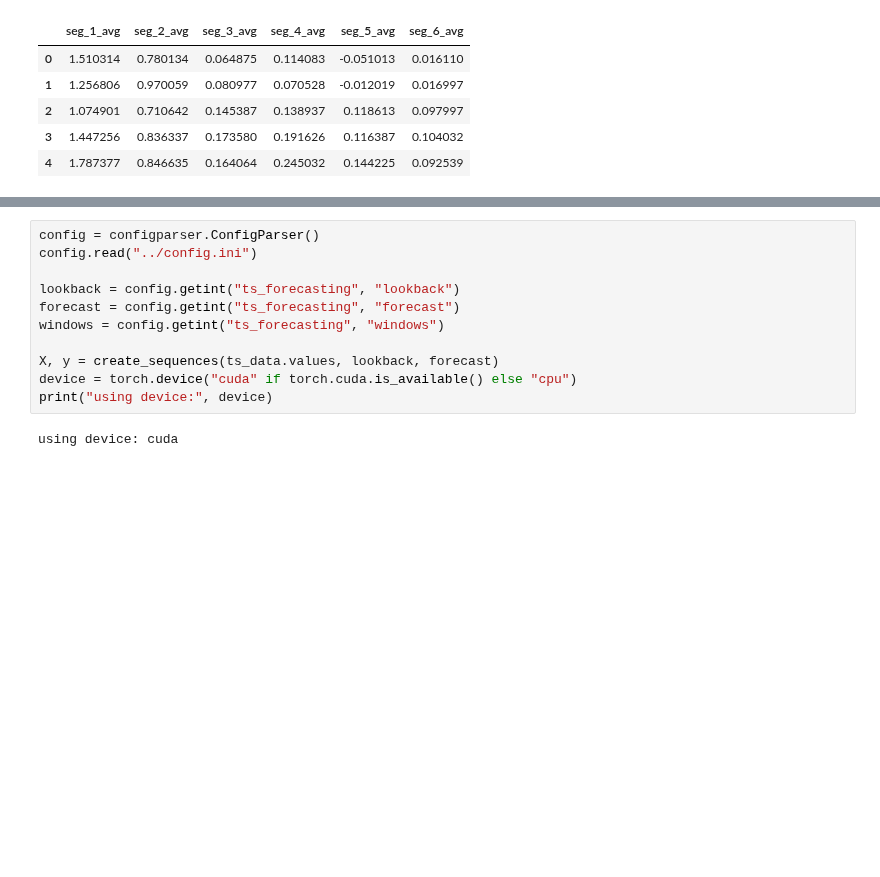
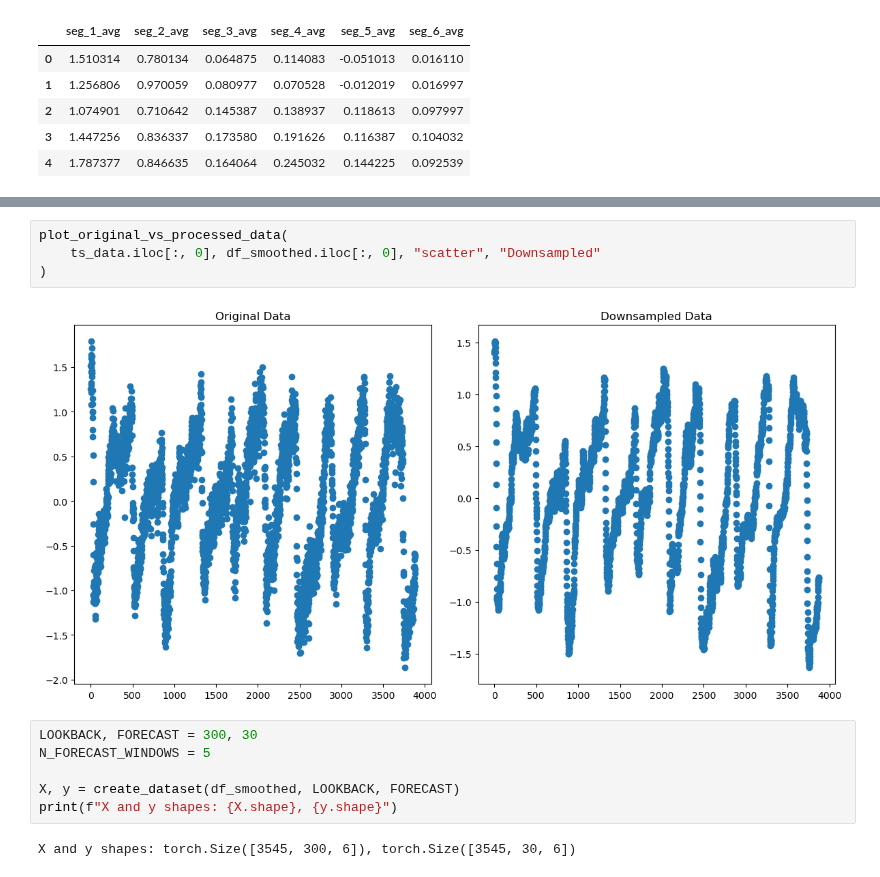
Before and after one commit to ai4er-cdt/earthquake-predictability, a Jupyter notebook: notebooks/PN341 006 - Conv2D LSTM - Cascadia.ipynb, the cells around one changed output, grey strips where cells are left out. Saved outputs shown, nothing was run; the diff lists cells and outputs as text; blank space fills up the shorter version.

```diff
--- a/notebooks/PN341 006 - Conv2D LSTM - Cascadia.ipynb
+++ b/notebooks/PN341 006 - Conv2D LSTM - Cascadia.ipynb
@@ -46,13 +89,14 @@ ts_data.head()
+# %%
+plot_original_vs_processed_data(
+    ts_data.iloc[:, 0], df_smoothed.iloc[:, 0], "scatter", "Downsampled"
+)
+# %% [output]
+[figure, added]
 # %%
-config = configparser.ConfigParser()
-config.read("../config.ini")
+LOOKBACK, FORECAST = 300, 30
+N_FORECAST_WINDOWS = 5
 
-lookback = config.getint("ts_forecasting", "lookback")
-forecast = config.getint("ts_forecasting", "forecast")
-windows = config.getint("ts_forecasting", "windows")
-
-X, y = create_sequences(ts_data.values, lookback, forecast)
-device = torch.device("cuda" if torch.cuda.is_available() else "cpu")
-print("using device:", device)
+X, y = create_dataset(df_smoothed, LOOKBACK, FORECAST)
+print(f"X and y shapes: {X.shape}, {y.shape}")
 # %% [output]
-using device: cuda
+X and y shapes: torch.Size([3545, 300, 6]), torch.Size([3545, 30, 6])
```
Also changed, not shown: parts of 23 cells of this notebook, 4 other files.
